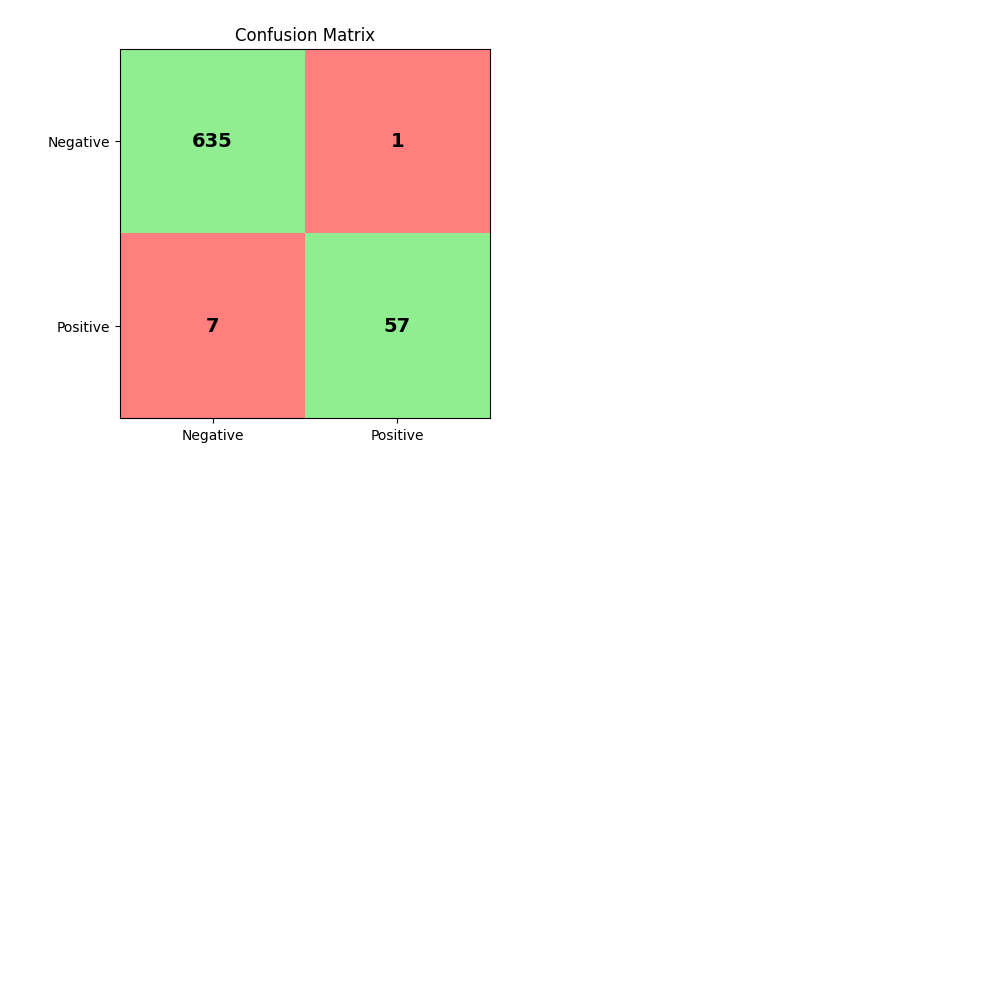
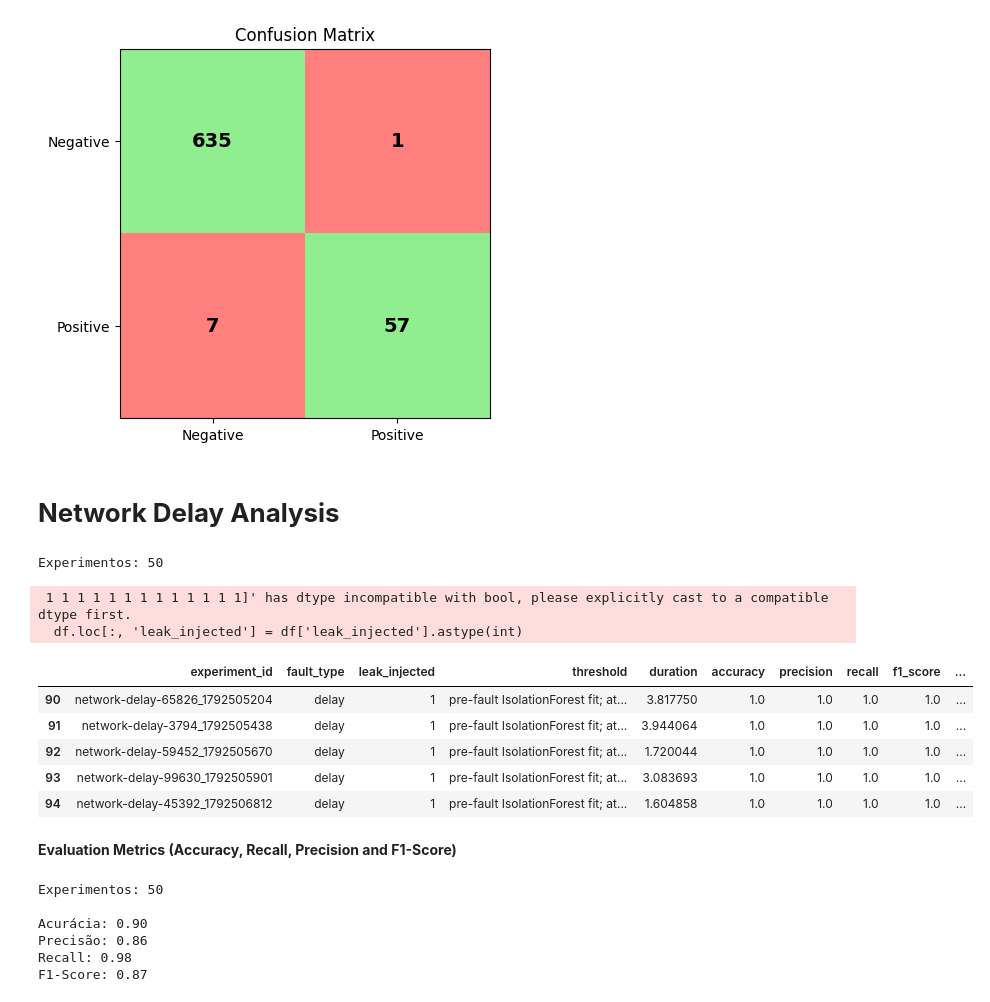
Before and after one commit to Matheusrdmota/fault-detection-mechanism, a Jupyter notebook: results/fault_detector_analysis.ipynb, the cells around one changed output. Cells and saved outputs as stored; diff of their text form; code cells hidden in the pictures; blank space fills up the shorter version.

```diff
--- a/results/fault_detector_analysis.ipynb
+++ b/results/fault_detector_analysis.ipynb
@@ -263,3 +263,43 @@ plt.title("Confusion Matrix")
 plt.show()
 # %% [output]
 [figure]
+# %% [markdown]
+# **Network Delay Analysis**
+# %%
+# @title
+import pandas as pd
+import numpy as np
+import matplotlib.pyplot as plt
+
+all_df = pd.read_csv('network_fault_detection_results.csv')
+df = all_df[all_df['fault_type'] == 'delay'].copy()
+df.loc[:, 'leak_injected'] = df['leak_injected'].astype(int)
+print(f"Experimentos: {len(df)}")
+df.tail()
+# %% [output]
+Experimentos: 50
+ 1 1 1 1 1 1 1 1 1 1 1 1 1]' has dtype incompatible with bool, please explicitly cast to a compatible dtype first.
+  df.loc[:, 'leak_injected'] = df['leak_injected'].astype(int)
+|  | experiment_id | fault_type | leak_injected | threshold | duration | accuracy | precision | recall | f1_score | ... |
+| 90 | network-delay-65826_1792505204 | delay | 1 | pre-fault IsolationForest fit; at... | 3.817750 | 1.0 | 1.0 | 1.0 | 1.0 | ... |
+| 91 | network-delay-3794_1792505438 | delay | 1 | pre-fault IsolationForest fit; at... | 3.944064 | 1.0 | 1.0 | 1.0 | 1.0 | ... |
+| 92 | network-delay-59452_1792505670 | delay | 1 | pre-fault IsolationForest fit; at... | 1.720044 | 1.0 | 1.0 | 1.0 | 1.0 | ... |
+| 93 | network-delay-99630_1792505901 | delay | 1 | pre-fault IsolationForest fit; at... | 3.083693 | 1.0 | 1.0 | 1.0 | 1.0 | ... |
+| 94 | network-delay-45392_1792506812 | delay | 1 | pre-fault IsolationForest fit; at... | 1.604858 | 1.0 | 1.0 | 1.0 | 1.0 | ... |
+# %% [markdown]
+**Evaluation Metrics (Accuracy, Recall, Precision and F1-Score)**
+# %%
+injected_df = df[df['leak_injected'] == 1]
+
+print(f"Experimentos: {len(injected_df)}\n")
+print(f"Acurácia: {np.mean(injected_df['accuracy']):.2f}")
+print(f"Precisão: {np.mean(injected_df['precision_class_1']):.2f}")
+print(f"Recall: {np.mean(injected_df['recall_class_1']):.2f}")
+print(f"F1-Score: {np.mean(injected_df['f1_class_1']):.2f}")
+# %% [output]
+Experimentos: 50
+
+Acurácia: 0.90
+Precisão: 0.86
+Recall: 0.98
+F1-Score: 0.87
```
Also changed, not shown: parts of 26 cells of this notebook, 11 other files.
